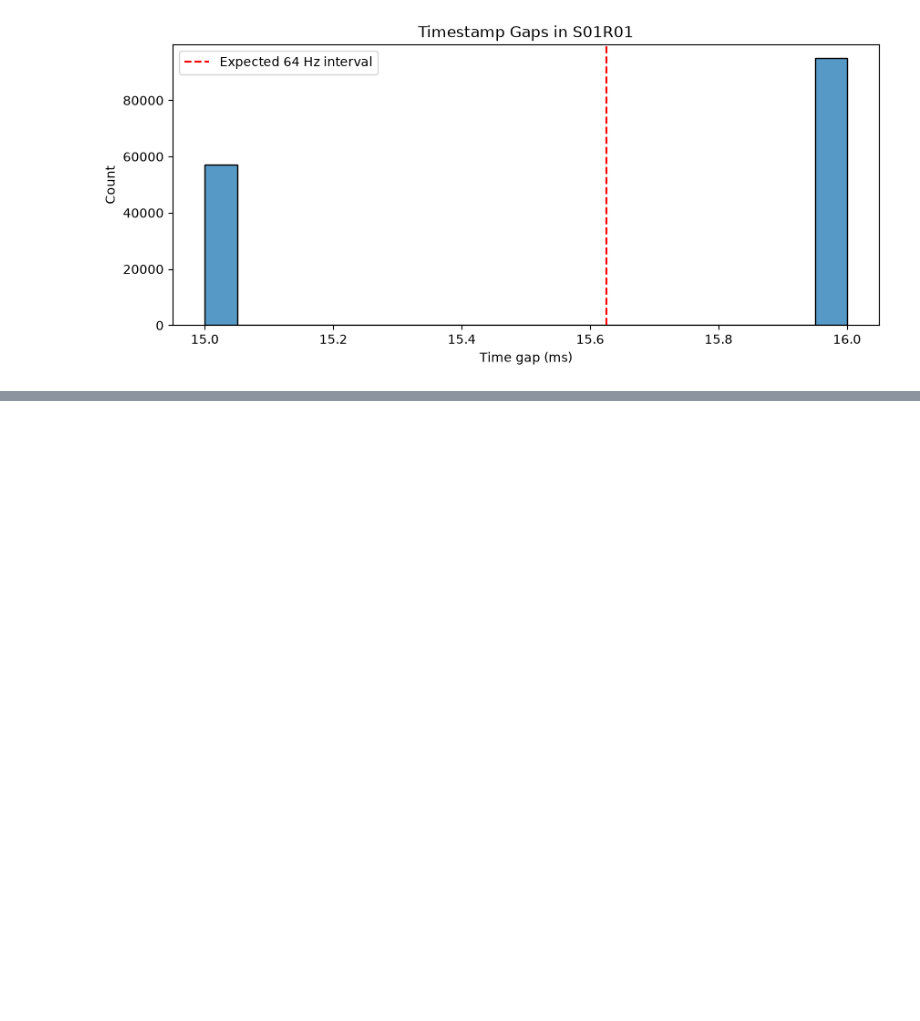
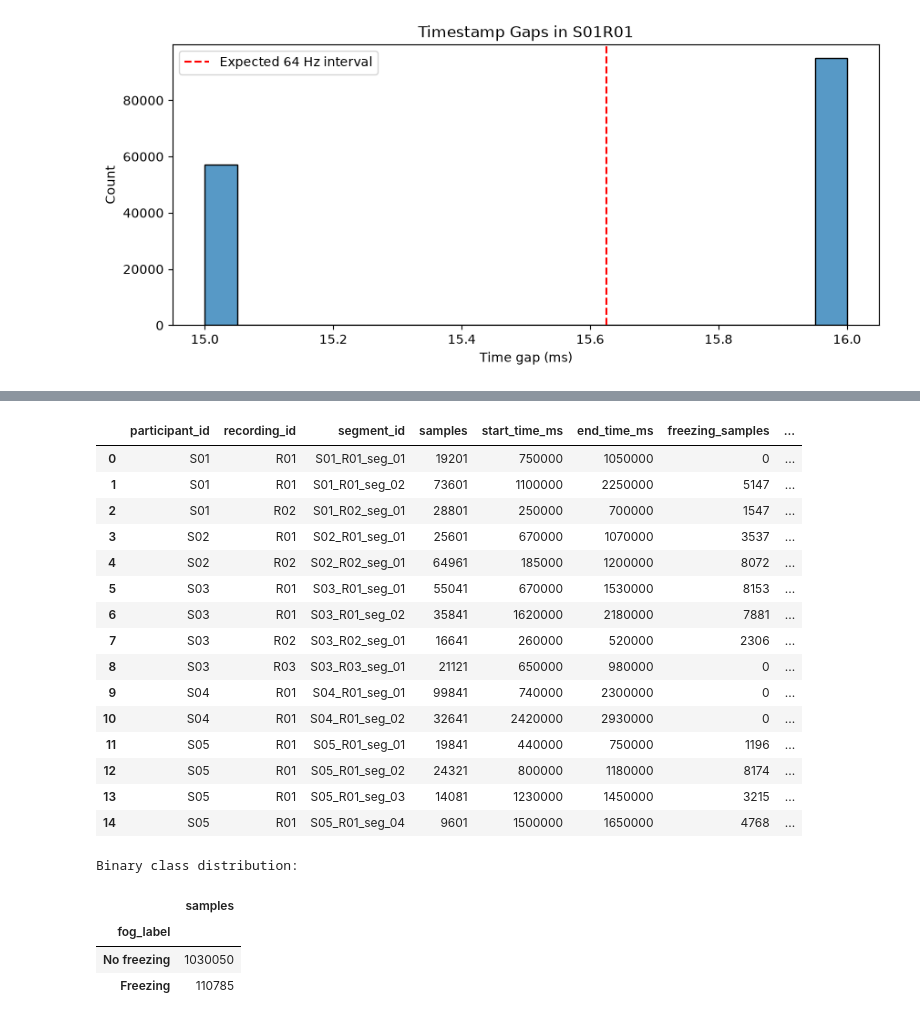
Before and after one commit to chiranjeevcsa-hub/Parkinsons-Freezing-Of-Gait, a Jupyter notebook: notebooks/02_prepocessing.ipynb, the cells around one changed output, grey strips where cells are left out. Cells and saved outputs as stored; diff of their text form; code cells hidden in the pictures; blank space fills up the shorter version.

Commit message:
feat: create segmented experimental FoG dataset

```diff
--- a/notebooks/02_prepocessing.ipynb
+++ b/notebooks/02_prepocessing.ipynb
@@ -232,0 +344,62 @@ Expected interval at 64 Hz: 15.625 ms
+# %%
+assert set(clean_df["annotation"].unique()) == {1, 2}
+assert set(clean_df["fog_label"].unique()) == {0, 1}
+assert clean_df["fog_label"].eq(clean_df["annotation"].eq(2)).all()
+assert clean_df[SENSOR_COLUMNS].isna().sum().sum() == 0
+
+segment_summary = (
+    clean_df.groupby(
+        ["participant_id", "recording_id", "segment_id"],
+        as_index=False,
+    )
+    .agg(
+        samples=("fog_label", "size"),
+        start_time_ms=("time_ms", "min"),
+        end_time_ms=("time_ms", "max"),
+        freezing_samples=("fog_label", "sum"),
+    )
+)
+
+segment_summary["duration_seconds"] = (
+    (segment_summary["end_time_ms"] - segment_summary["start_time_ms"])
+    / 1000
+)
+
+segment_summary["freezing_percentage"] = (
+    segment_summary["freezing_samples"]
+    / segment_summary["samples"]
+    * 100
+).round(2)
+
+display(segment_summary.head(15))
+
+print("\nBinary class distribution:")
+display(
+    clean_df["fog_label"]
+    .value_counts()
+    .sort_index()
+    .rename(index={0: "No freezing", 1: "Freezing"})
+    .to_frame("samples")
+)
+# %% [output]
+|  | participant_id | recording_id | segment_id | samples | start_time_ms | end_time_ms | freezing_samples | ... |
+| 0 | S01 | R01 | S01_R01_seg_01 | 19201 | 750000 | 1050000 | 0 | ... |
+| 1 | S01 | R01 | S01_R01_seg_02 | 73601 | 1100000 | 2250000 | 5147 | ... |
+| 2 | S01 | R02 | S01_R02_seg_01 | 28801 | 250000 | 700000 | 1547 | ... |
+| 3 | S02 | R01 | S02_R01_seg_01 | 25601 | 670000 | 1070000 | 3537 | ... |
+| 4 | S02 | R02 | S02_R02_seg_01 | 64961 | 185000 | 1200000 | 8072 | ... |
+| 5 | S03 | R01 | S03_R01_seg_01 | 55041 | 670000 | 1530000 | 8153 | ... |
+| 6 | S03 | R01 | S03_R01_seg_02 | 35841 | 1620000 | 2180000 | 7881 | ... |
+| 7 | S03 | R02 | S03_R02_seg_01 | 16641 | 260000 | 520000 | 2306 | ... |
+| 8 | S03 | R03 | S03_R03_seg_01 | 21121 | 650000 | 980000 | 0 | ... |
+| 9 | S04 | R01 | S04_R01_seg_01 | 99841 | 740000 | 2300000 | 0 | ... |
+| 10 | S04 | R01 | S04_R01_seg_02 | 32641 | 2420000 | 2930000 | 0 | ... |
+| 11 | S05 | R01 | S05_R01_seg_01 | 19841 | 440000 | 750000 | 1196 | ... |
+| 12 | S05 | R01 | S05_R01_seg_02 | 24321 | 800000 | 1180000 | 8174 | ... |
+| 13 | S05 | R01 | S05_R01_seg_03 | 14081 | 1230000 | 1450000 | 3215 | ... |
+| 14 | S05 | R01 | S05_R01_seg_04 | 9601 | 1500000 | 1650000 | 4768 | ... |
+Binary class distribution:
+|  | samples |
+| fog_label |  |
+| No freezing | 1030050 |
+| Freezing | 110785 |
```
Also changed, not shown: parts of 2 cells of this notebook.
